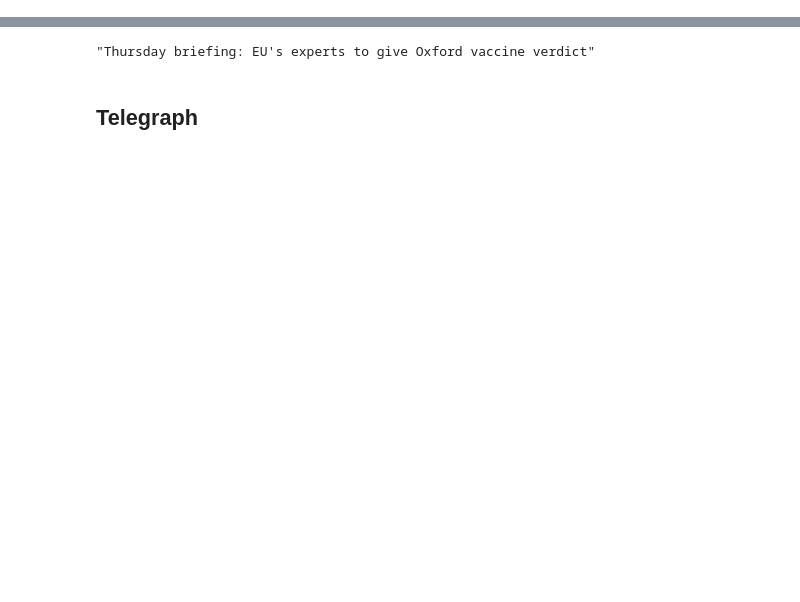
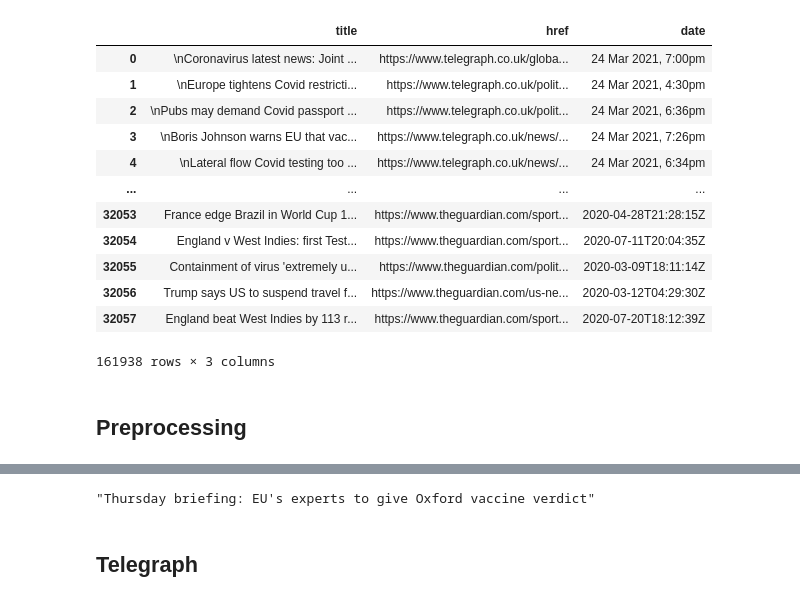
Before and after one commit to jw15667/vaccine_sentiment, a Jupyter notebook: english/text_transformation.ipynb, the cells around one changed output, grey strips where cells are left out. Drawn from its saved outputs; the diff is of its cells as text; code cells hidden in the pictures; blank space fills up the shorter version.

```diff
--- a/english/text_transformation.ipynb
+++ b/english/text_transformation.ipynb
@@ -7,0 +76,18 @@ independent = pd.read_csv("C:/Users/jw156/Ironhack/vaccine/independent.csv", ind
+# %%
+pd.concat([telegraph, independent, guardian], join="inner")
+# %% [output]
+|  | title | href | date |
+| 0 | \nCoronavirus latest news: Joint ... | https://www.telegraph.co.uk/globa... | 24 Mar 2021, 7:00pm |
+| 1 | \nEurope tightens Covid restricti... | https://www.telegraph.co.uk/polit... | 24 Mar 2021, 4:30pm |
+| 2 | \nPubs may demand Covid passport ... | https://www.telegraph.co.uk/polit... | 24 Mar 2021, 6:36pm |
+| 3 | \nBoris Johnson warns EU that vac... | https://www.telegraph.co.uk/news/... | 24 Mar 2021, 7:26pm |
+| 4 | \nLateral flow Covid testing too ... | https://www.telegraph.co.uk/news/... | 24 Mar 2021, 6:34pm |
+| ... | ... | ... | ... |
+| 32053 | France edge Brazil in World Cup 1... | https://www.theguardian.com/sport... | 2020-04-28T21:28:15Z |
+| 32054 | England v West Indies: first Test... | https://www.theguardian.com/sport... | 2020-07-11T20:04:35Z |
+| 32055 | Containment of virus 'extremely u... | https://www.theguardian.com/polit... | 2020-03-09T18:11:14Z |
+| 32056 | Trump says US to suspend travel f... | https://www.theguardian.com/us-ne... | 2020-03-12T04:29:30Z |
+| 32057 | England beat West Indies by 113 r... | https://www.theguardian.com/sport... | 2020-07-20T18:12:39Z |
+161938 rows × 3 columns
+# %% [markdown]
+## Preprocessing
```
Also changed, not shown: parts of 19 cells of this notebook, 1 other file.
